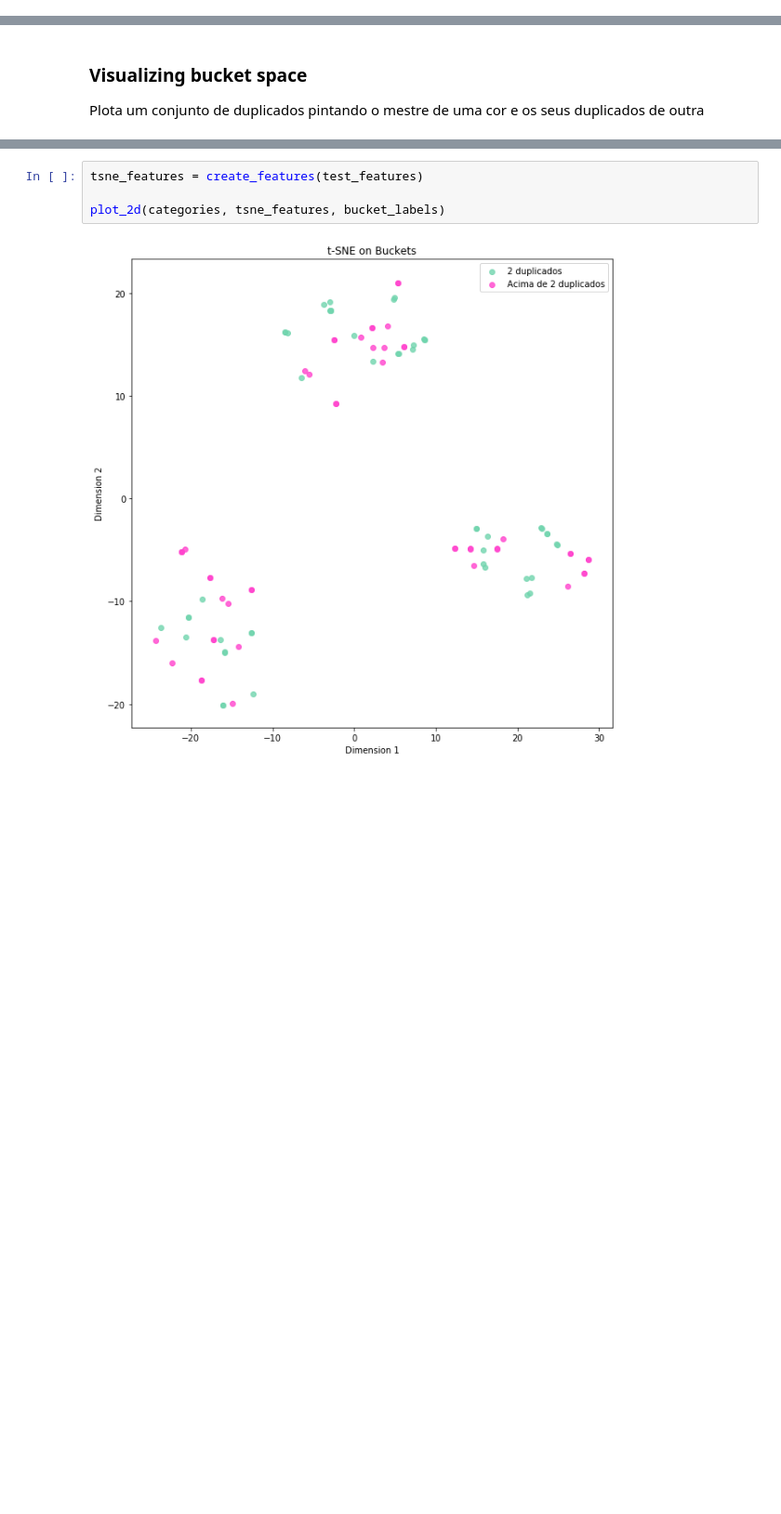
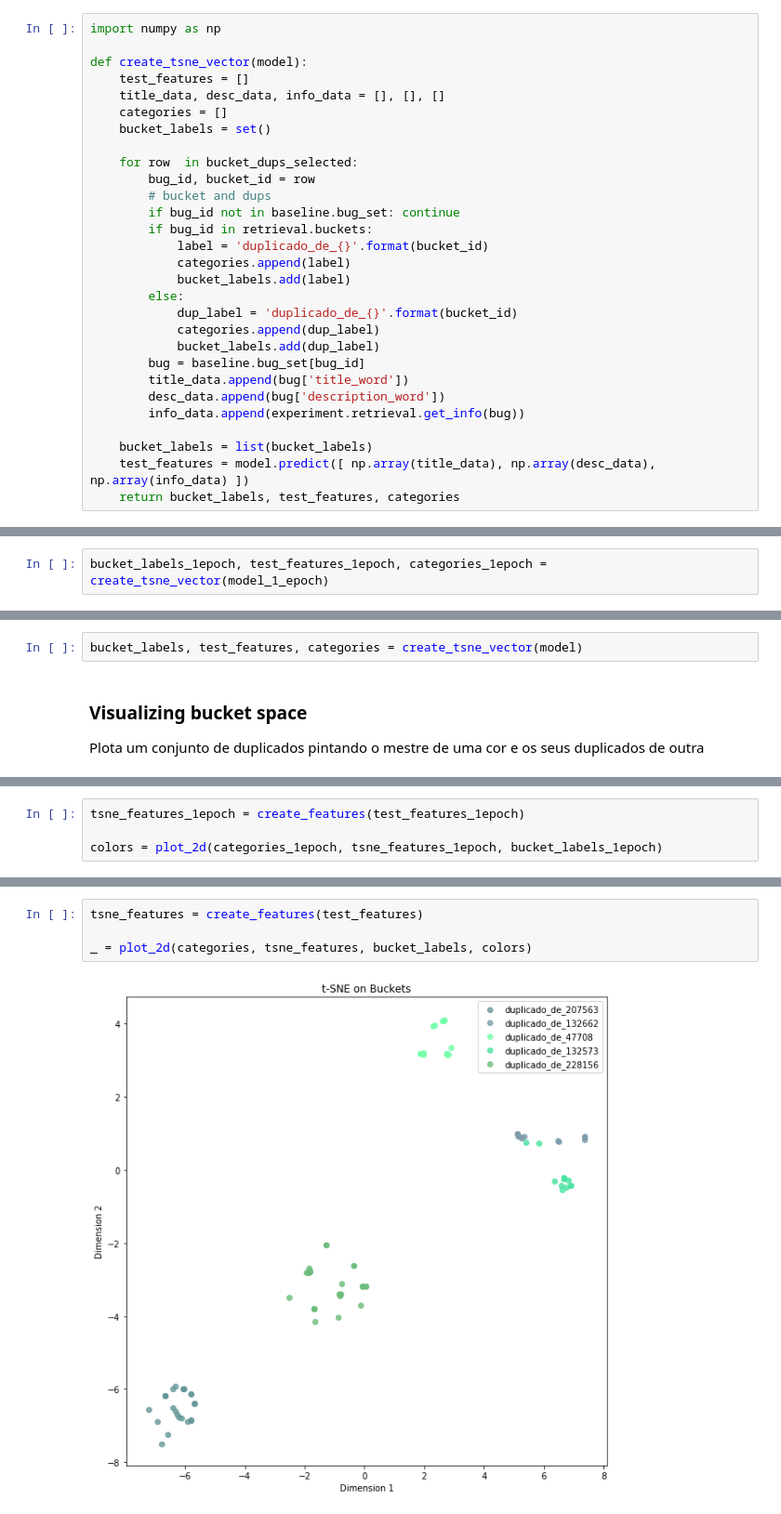
Before and after one commit to thiagomarquesrocha/siameseQAT, a Jupyter notebook: buckets_analysis.ipynb, the cells around one changed output, grey strips where cells are left out. Shown at 93% size. Drawn from its saved outputs; the diff is of its cells as text; blank space fills up the shorter version.

Commit message:
feat: Qualification experiments

```diff
--- a/buckets_analysis.ipynb
+++ b/buckets_analysis.ipynb
@@ -298,0 +265,29 @@ test_features = model.predict([ np.array(title_data), np.array(desc_data), np.ar
+# %%
+import numpy as np
+
+def create_tsne_vector(model):
+    test_features = []
+    title_data, desc_data, info_data = [], [], []
+    categories = []
+    bucket_labels = set()
+
+    for row  in bucket_dups_selected:
+        bug_id, bucket_id = row
+        # bucket and dups
+        if bug_id not in baseline.bug_set: continue
+        if bug_id in retrieval.buckets:
+            label = 'duplicado_de_{}'.format(bucket_id)
+            categories.append(label)
+            bucket_labels.add(label)
+        else:
+            dup_label = 'duplicado_de_{}'.format(bucket_id)
+            categories.append(dup_label)
+            bucket_labels.add(dup_label)
+        bug = baseline.bug_set[bug_id]
+        title_data.append(bug['title_word'])
+        desc_data.append(bug['description_word'])
+        info_data.append(experiment.retrieval.get_info(bug))
+
+    bucket_labels = list(bucket_labels)
+    test_features = model.predict([ np.array(title_data), np.array(desc_data), np.array(info_data) ])
+    return bucket_labels, test_features, categories
@@ -298,0 +312,2 @@ test_features = model.predict([ np.array(title_data), np.array(desc_data), np.ar
+# %%
+bucket_labels_1epoch, test_features_1epoch, categories_1epoch = create_tsne_vector(model_1_epoch)
@@ -299,3 +316,5 @@ test_features = model.predict([ np.array(title_data), np.array(desc_data), np.ar
+# %%
+bucket_labels, test_features, categories = create_tsne_vector(model)
 # %% [markdown]
 ### Visualizing bucket space
 
@@ -302,0 +328,4 @@ Plota um conjunto de duplicados pintando o mestre de uma cor e os seus duplicado
+# %%
+tsne_features_1epoch = create_features(test_features_1epoch)
+
+colors = plot_2d(categories_1epoch, tsne_features_1epoch, bucket_labels_1epoch)
@@ -307,6 +340,6 @@ test_features.shape, len(categories), len(bucket_labels)
 # %%
 tsne_features = create_features(test_features)
 
-plot_2d(categories, tsne_features, bucket_labels)
+_ = plot_2d(categories, tsne_features, bucket_labels, colors)
 # %% [output]
-[figure, old version]
+[figure, new version]
```
Also changed, not shown: parts of 26 cells of this notebook, 17 other files.
